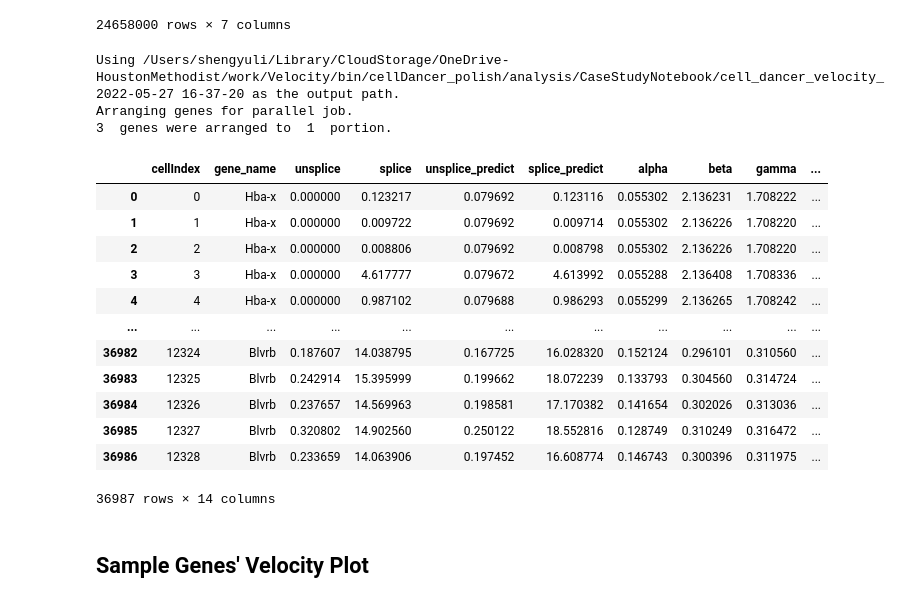
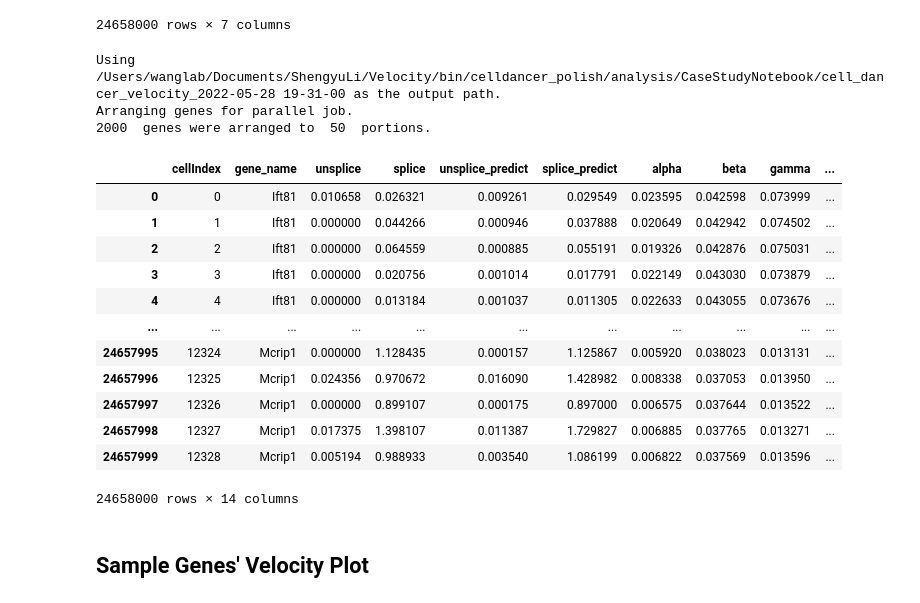
Before and after one commit to GuangyuWangLab2021/cellDancer, a Jupyter notebook: analysis/CaseStudyNotebook/CaseStudy_Gastrulation_wq_para_renamed.ipynb, the cells around one changed output. Drawn from its saved outputs; the diff is of its cells as text; code cells hidden in the pictures.

```diff
--- a/analysis/CaseStudyNotebook/CaseStudy_Gastrulation_wq_para_renamed.ipynb
+++ b/analysis/CaseStudyNotebook/CaseStudy_Gastrulation_wq_para_renamed.ipynb
@@ -32,7 +32,10 @@ from celldancer.embedding_kinetic_para import embedding
 %autoreload 2
 
 # raw_path='/Users/chen.weiqing/code/celldancer/mouse_endo_blood20to25_2000_genes_moment100.csv'
-cell_type_u_s_path='/Users/shengyuli/Library/CloudStorage/OneDrive-HoustonMethodist/work/Velocity/data/raw_data/GastrulationErythroid.csv'
+# cell_type_u_s_path='/Users/shengyuli/Library/CloudStorage/OneDrive-HoustonMethodist/work/Velocity/data/raw_data/GastrulationErythroid.csv'
+cell_type_u_s_path='/Users/wanglab/Documents/ShengyuLi/Velocity/data/raw_data/GastrulationErythroid.csv'
+
+
 cell_type_u_s=pd.read_csv(cell_type_u_s_path)
 cell_type_u_s
 # %% [output]
@@ -55,48 +58,48 @@ cell_type_u_s
 max_epoches=200
 check_val_every_n_epoch=10
 patience=3
 permutation_ratio=0.125
 n_neighbors=30
 speed_up=True
 norm_u_s=True
 norm_cell_distribution=True
 n_jobs=8
 save_path=None
 
 gene_list=['Hba-x','Smim1','Blvrb','Phc2',
            'Skap1','Nfkb1','Myo1b','Sulf2','Yipf5',
            'Coro2b','Mllt3','Smarca2','Hbb-y','Dlc1','Grb10','Rbms2'][0:3]
-
+gene_list=None
 # Velocity Estimation
 loss_df, cellDancer_df=velocity(cell_type_u_s,\
                              gene_list=gene_list,\
                              max_epoches=max_epoches,\
                              check_val_every_n_epoch=check_val_every_n_epoch,\
                              patience=patience,\
                              permutation_ratio=permutation_ratio,\
                              speed_up=speed_up,\
                              norm_u_s=norm_u_s,\
                              norm_cell_distribution=norm_cell_distribution,\
                              n_jobs=n_jobs,\
                              save_path=save_path)
 cellDancer_df
 # %% [output]
-Using /Users/shengyuli/Library/CloudStorage/OneDrive-HoustonMethodist/work/Velocity/bin/cellDancer_polish/analysis/CaseStudyNotebook/cell_dancer_velocity_2022-05-27 16-37-20 as the output path.
+Using /Users/wanglab/Documents/ShengyuLi/Velocity/bin/celldancer_polish/analysis/CaseStudyNotebook/cell_dancer_velocity_2022-05-28 19-31-00 as the output path.
 Arranging genes for parallel job.
-3  genes were arranged to  1  portion.
+2000  genes were arranged to  50  portions.
 |  | cellIndex | gene_name | unsplice | splice | unsplice_predict | splice_predict | alpha | beta | gamma | ... |
-| 0 | 0 | Hba-x | 0.000000 | 0.123217 | 0.079692 | 0.123116 | 0.055302 | 2.136231 | 1.708222 | ... |
-| 1 | 1 | Hba-x | 0.000000 | 0.009722 | 0.079692 | 0.009714 | 0.055302 | 2.136226 | 1.708220 | ... |
-| 2 | 2 | Hba-x | 0.000000 | 0.008806 | 0.079692 | 0.008798 | 0.055302 | 2.136226 | 1.708220 | ... |
-| 3 | 3 | Hba-x | 0.000000 | 4.617777 | 0.079672 | 4.613992 | 0.055288 | 2.136408 | 1.708336 | ... |
-| 4 | 4 | Hba-x | 0.000000 | 0.987102 | 0.079688 | 0.986293 | 0.055299 | 2.136265 | 1.708242 | ... |
+| 0 | 0 | Ift81 | 0.010658 | 0.026321 | 0.009261 | 0.029549 | 0.023595 | 0.042598 | 0.073999 | ... |
+| 1 | 1 | Ift81 | 0.000000 | 0.044266 | 0.000946 | 0.037888 | 0.020649 | 0.042942 | 0.074502 | ... |
+| 2 | 2 | Ift81 | 0.000000 | 0.064559 | 0.000885 | 0.055191 | 0.019326 | 0.042876 | 0.075031 | ... |
+| 3 | 3 | Ift81 | 0.000000 | 0.020756 | 0.001014 | 0.017791 | 0.022149 | 0.043030 | 0.073879 | ... |
+| 4 | 4 | Ift81 | 0.000000 | 0.013184 | 0.001037 | 0.011305 | 0.022633 | 0.043055 | 0.073676 | ... |
 | ... | ... | ... | ... | ... | ... | ... | ... | ... | ... | ... |
-| 36982 | 12324 | Blvrb | 0.187607 | 14.038795 | 0.167725 | 16.028320 | 0.152124 | 0.296101 | 0.310560 | ... |
-| 36983 | 12325 | Blvrb | 0.242914 | 15.395999 | 0.199662 | 18.072239 | 0.133793 | 0.304560 | 0.314724 | ... |
-| 36984 | 12326 | Blvrb | 0.237657 | 14.569963 | 0.198581 | 17.170382 | 0.141654 | 0.302026 | 0.313036 | ... |
-| 36985 | 12327 | Blvrb | 0.320802 | 14.902560 | 0.250122 | 18.552816 | 0.128749 | 0.310249 | 0.316472 | ... |
-| 36986 | 12328 | Blvrb | 0.233659 | 14.063906 | 0.197452 | 16.608774 | 0.146743 | 0.300396 | 0.311975 | ... |
+| 24657995 | 12324 | Mcrip1 | 0.000000 | 1.128435 | 0.000157 | 1.125867 | 0.005920 | 0.038023 | 0.013131 | ... |
+| 24657996 | 12325 | Mcrip1 | 0.024356 | 0.970672 | 0.016090 | 1.428982 | 0.008338 | 0.037053 | 0.013950 | ... |
+| 24657997 | 12326 | Mcrip1 | 0.000000 | 0.899107 | 0.000175 | 0.897000 | 0.006575 | 0.037644 | 0.013522 | ... |
+| 24657998 | 12327 | Mcrip1 | 0.017375 | 1.398107 | 0.011387 | 1.729827 | 0.006885 | 0.037765 | 0.013271 | ... |
+| 24657999 | 12328 | Mcrip1 | 0.005194 | 0.988933 | 0.003540 | 1.086199 | 0.006822 | 0.037569 | 0.013596 | ... |
-36987 rows × 14 columns
+24658000 rows × 14 columns
 # %% [markdown]
 ## Sample Genes' Velocity Plot
 # %%
```
Also changed, not shown: parts of 8 cells of this notebook, 4 other files.
